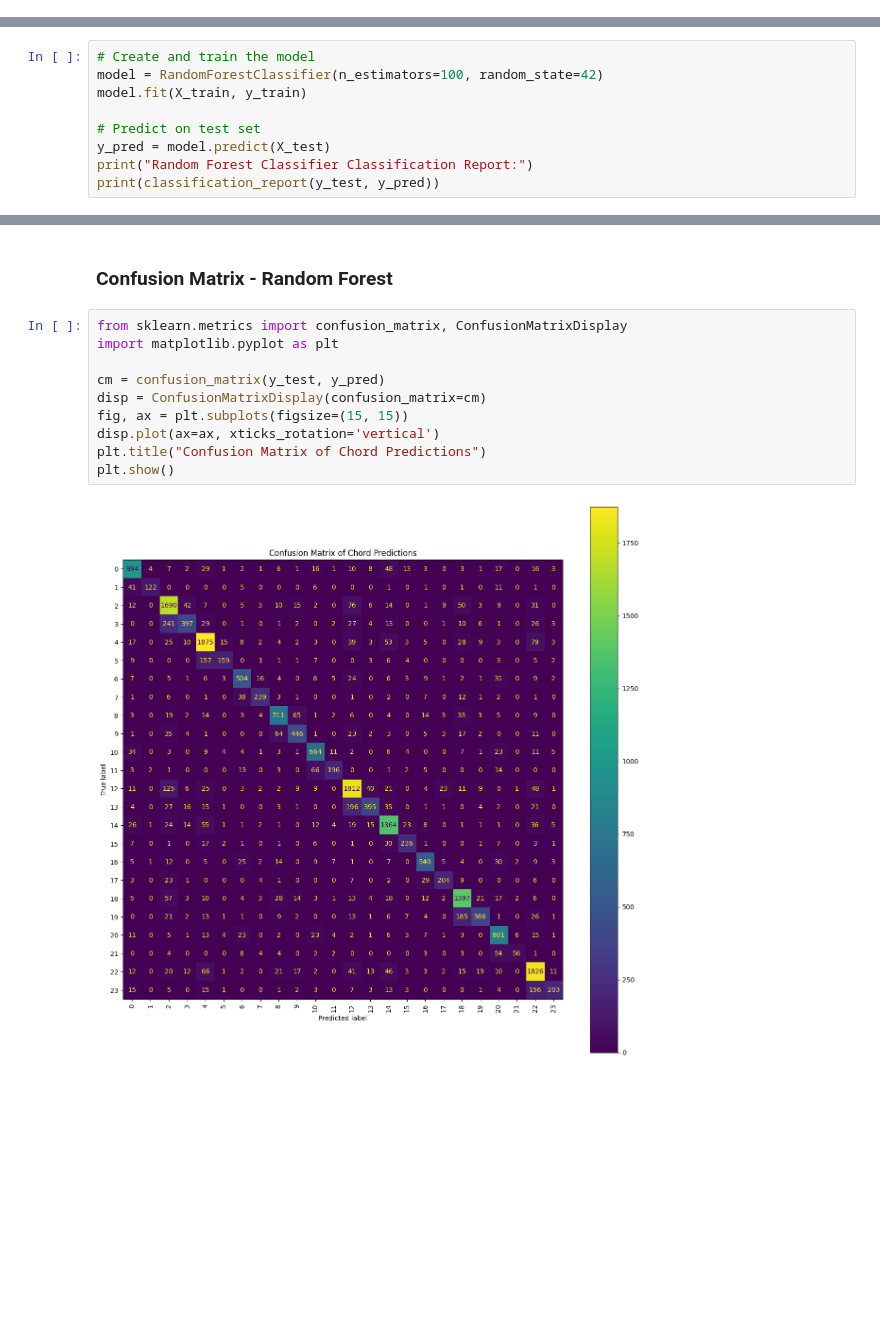
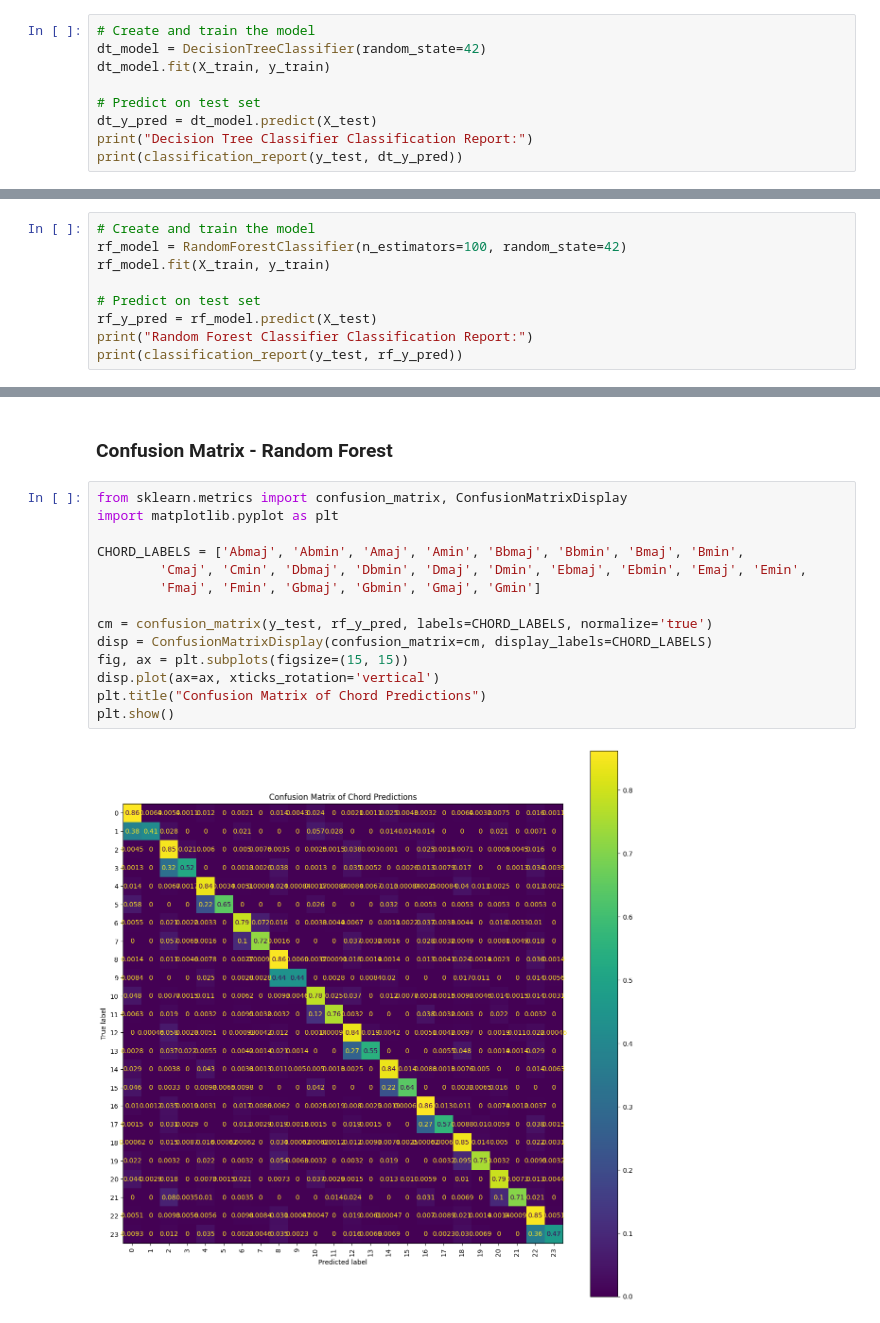
Before and after one commit to dalejk88/chord-detector, a Jupyter notebook: chord_detector.ipynb, the cells around one changed output, grey strips where cells are left out. Saved outputs shown, nothing was run; the diff lists cells and outputs as text; blank space fills up the shorter version.

Commit message:
Added more to second model, fixed confusion matrix labels

```diff
--- a/chord_detector.ipynb
+++ b/chord_detector.ipynb
@@ -120,0 +123,9 @@ X_train, X_test, y_train, y_test = train_test_split(X, y, test_size=0.2, random_
+# %%
+# Create and train the model
+dt_model = DecisionTreeClassifier(random_state=42)
+dt_model.fit(X_train, y_train)
+
+# Predict on test set
+dt_y_pred = dt_model.predict(X_test)
+print("Decision Tree Classifier Classification Report:")
+print(classification_report(y_test, dt_y_pred))
@@ -122,13 +169,13 @@ X_train, X_test, y_train, y_test = train_test_split(X, y, test_size=0.2, random_
 ### Train Model - Random Forest
 # %%
 # Create and train the model
-model = RandomForestClassifier(n_estimators=100, random_state=42)
-model.fit(X_train, y_train)
+rf_model = RandomForestClassifier(n_estimators=100, random_state=42)
+rf_model.fit(X_train, y_train)
 
 # Predict on test set
-y_pred = model.predict(X_test)
+rf_y_pred = rf_model.predict(X_test)
 print("Random Forest Classifier Classification Report:")
-print(classification_report(y_test, y_pred))
+print(classification_report(y_test, rf_y_pred))
 # %% [output]
 Random Forest Classifier Classification Report:
               precision    recall  f1-score   support
@@ -152,12 +199,16 @@ weighted avg       0.79      0.78      0.78     21977
 # %%
 from sklearn.metrics import confusion_matrix, ConfusionMatrixDisplay
 import matplotlib.pyplot as plt
 
-cm = confusion_matrix(y_test, y_pred)
-disp = ConfusionMatrixDisplay(confusion_matrix=cm)
+CHORD_LABELS = ['Abmaj', 'Abmin', 'Amaj', 'Amin', 'Bbmaj', 'Bbmin', 'Bmaj', 'Bmin',
+        'Cmaj', 'Cmin', 'Dbmaj', 'Dbmin', 'Dmaj', 'Dmin', 'Ebmaj', 'Ebmin', 'Emaj', 'Emin',
+        'Fmaj', 'Fmin', 'Gbmaj', 'Gbmin', 'Gmaj', 'Gmin']
+
+cm = confusion_matrix(y_test, rf_y_pred, labels=CHORD_LABELS, normalize='true')
+disp = ConfusionMatrixDisplay(confusion_matrix=cm, display_labels=CHORD_LABELS)
 fig, ax = plt.subplots(figsize=(15, 15))
 disp.plot(ax=ax, xticks_rotation='vertical')
 plt.title("Confusion Matrix of Chord Predictions")
 plt.show()
 # %% [output]
-[figure, old version]
+[figure, new version]
```
Also changed, not shown: parts of 11 cells of this notebook, 1 other file.
